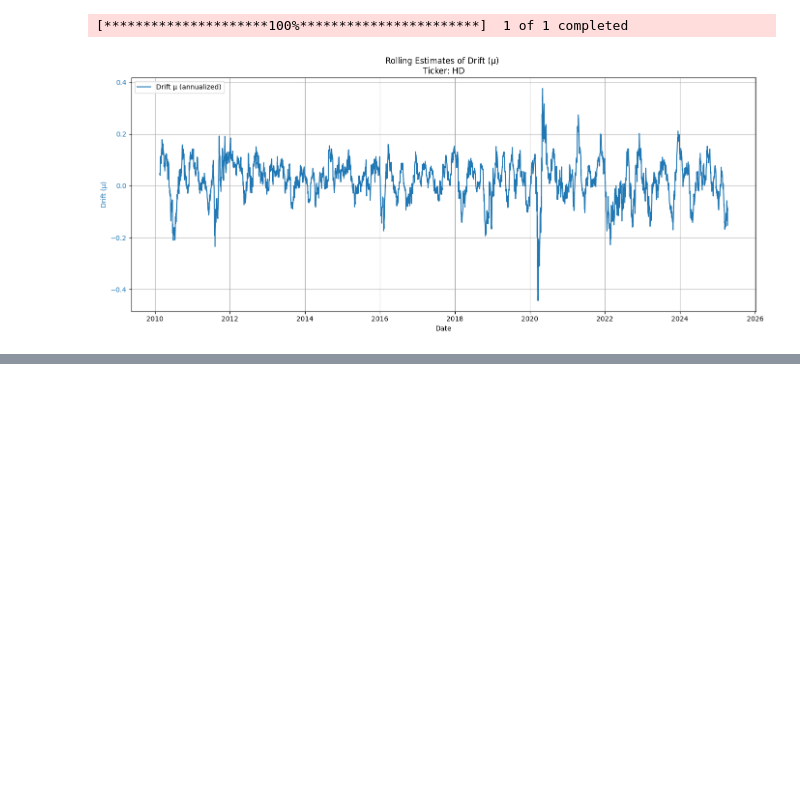
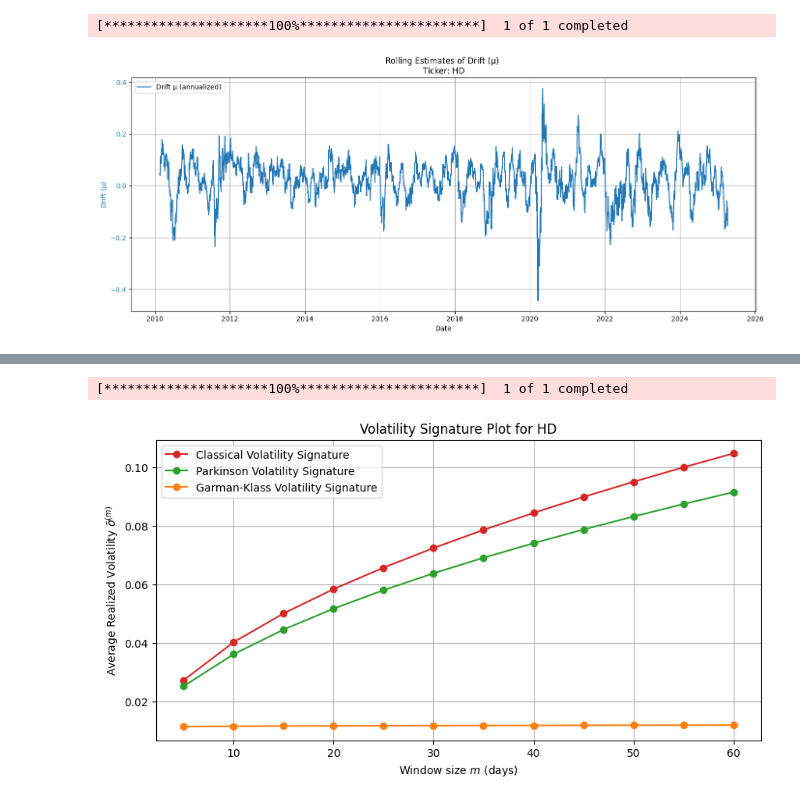
Before and after one commit to HarvestStars/cf_assignment1, a Jupyter notebook: assignment1/part_1.ipynb, the cells around one changed output, grey strips where cells are left out. Cells and saved outputs as stored; diff of their text form; code cells hidden in the pictures; blank space fills up the shorter version.

```diff
--- a/assignment1/part_1.ipynb
+++ b/assignment1/part_1.ipynb
@@ -269,0 +254,70 @@ plt.show()
+# %%
+def compute_signature_plot(data: pd.DataFrame, m_list, price_col='Adj Close', sigma_type='classical'):
+    """
+    Computes the average realized volatility for different window sizes m (Volatility Signature Plot).
+
+    Parameters:
+    - data: DataFrame with a datetime index and 'Adj Close' column
+    - m_list: list of window sizes to try, e.g., [5, 10, 20, 30, 60]
+    - price_col: which column to use for log returns
+
+    Returns:
+    - result_df: DataFrame with columns ['m', 'avg_sigma']
+    """
+    avg_sigmas = []
+
+    for m in m_list:
+        delta_t = 1 / m
+        log_returns = np.log(data[price_col] / data[price_col].shift(1))
+        mu_rolling = log_returns.rolling(window=m).mean() / delta_t
+
+        if sigma_type == 'parkinson':
+            # Apply Parkinson estimator
+            sigma2_rolling = compute_rolling_sigma2_parkinson(data, window=m).astype(float)
+        elif sigma_type == 'garman_klass':
+            # Apply Garman-Klass estimator
+            sigma2_rolling = compute_rolling_sigma2_garman_klass(data, window=m).astype(float)
+        elif sigma_type == 'classical':
+            # Apply classical estimator (eq 15)
+            sigma2_rolling = log_returns.rolling(window=m).apply(
+                sigma2_from_eq15, args=(m, delta_t), raw=False
+            )
+        else:
+            raise ValueError("Invalid sigma_type. Choose from 'classical', 'parkinson', or 'garman_klass'.")
+
+        sigma_rolling = np.sqrt(sigma2_rolling)
+        avg_sigma = sigma_rolling.mean()
+        avg_sigmas.append({'m': m, 'avg_sigma': avg_sigma})
+
+    return pd.DataFrame(avg_sigmas)
+
+ticker = 'HD'
+start_date = '2010-01-01'
+end_date = dt.datetime.now().strftime('%Y-%m-%d')
+data = yf.download(ticker, start=start_date, end=end_date, auto_adjust=False)
+
+m_values = list(range(5, 61, 5))  # e.g., 5 to 60 days
+
+# classic volatility
+signature_df_classic = compute_signature_plot(data, m_values, price_col='Adj Close', sigma_type='classical')
+
+# parkinson volatility
+signature_df_parkinson = compute_signature_plot(data, m_values, price_col='Adj Close', sigma_type='parkinson')
+
+# garman-klass volatility
+signature_df_garman_klass = compute_signature_plot(data, m_values, price_col='Adj Close', sigma_type='garman_klass')
+
+# Plotting the results
+plt.figure(figsize=(10, 5))
+plt.plot(signature_df_classic['m'], signature_df_classic['avg_sigma'], marker='o', color='tab:red', label='Classical Volatility Signature')
+plt.plot(signature_df_parkinson['m'], signature_df_parkinson['avg_sigma'], marker='o', color='tab:green', label='Parkinson Volatility Signature')
+plt.plot(signature_df_garman_klass['m'], signature_df_garman_klass['avg_sigma'], marker='o', color='tab:orange', label='Garman-Klass Volatility Signature')
+plt.xlabel("Window size $m$ (days)")
+plt.ylabel("Average Realized Volatility $\\bar{\\sigma}^{(m)}$")
+plt.title(f"Volatility Signature Plot for {ticker}")
+plt.legend()
+plt.grid(True)
+plt.show()
+# %% [output]
+[*********************100%***********************]  1 of 1 completed
+[figure, added]
```
Also changed, not shown: parts of 7 cells of this notebook.
